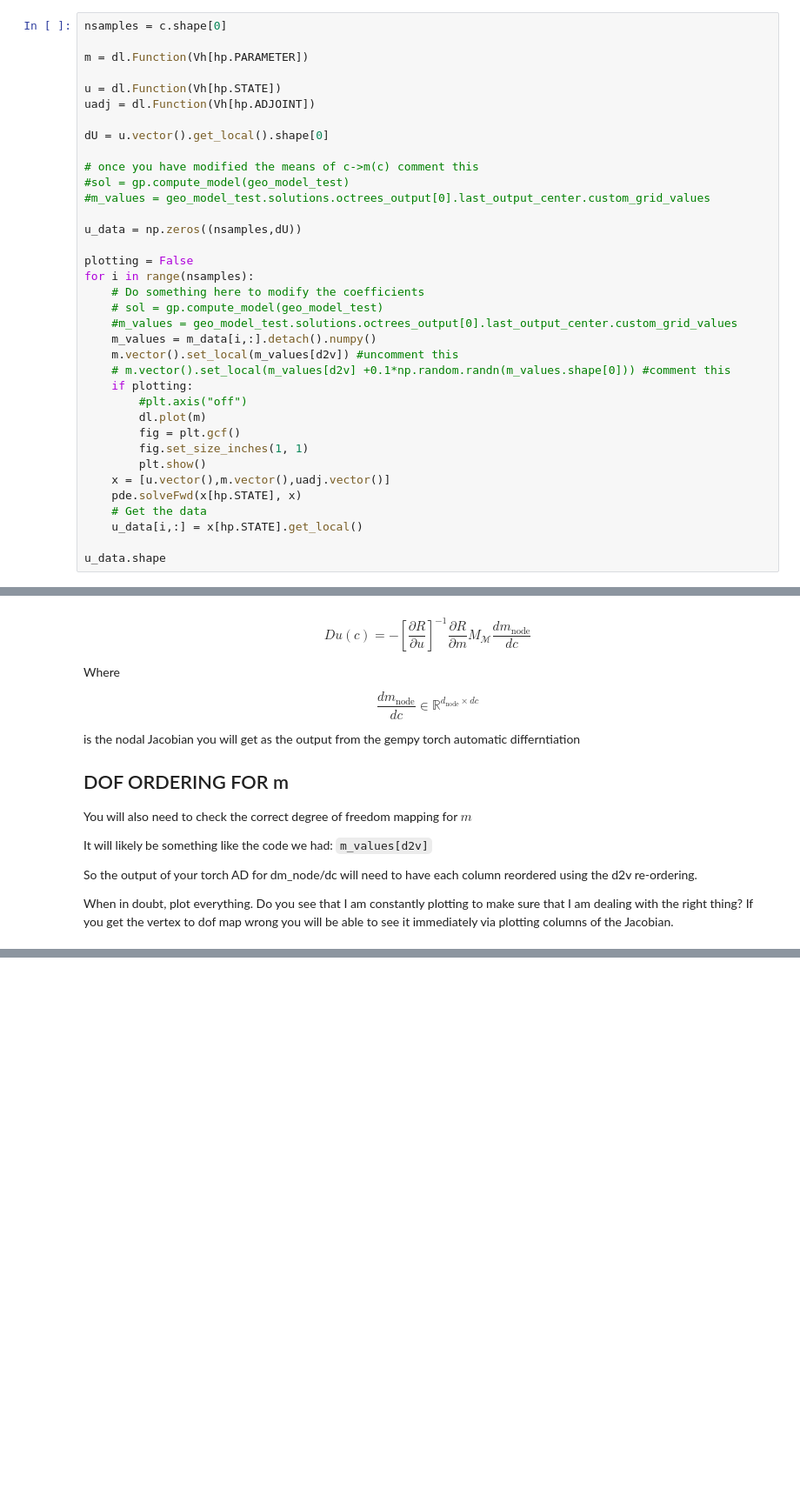
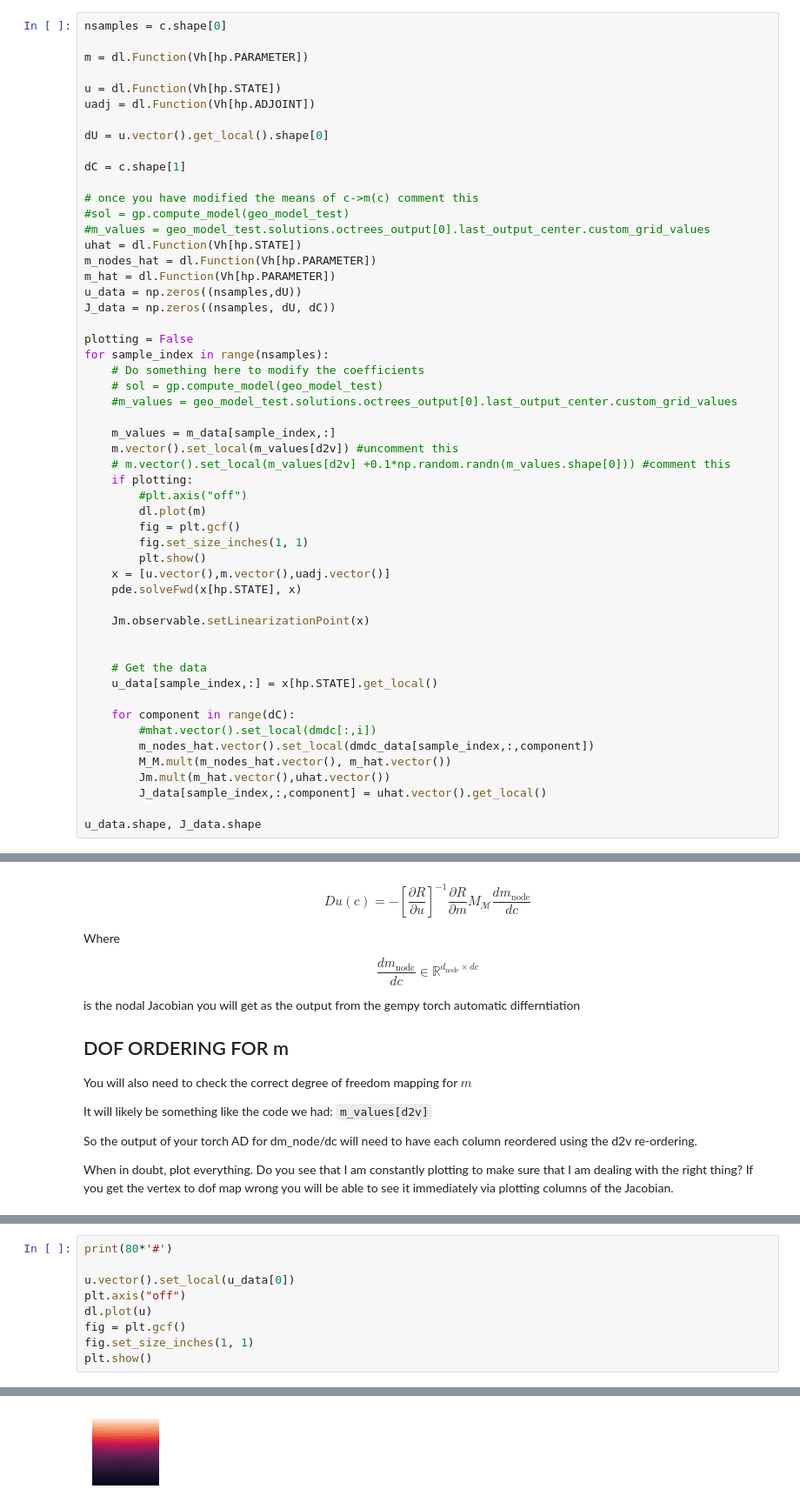
Before and after one commit to Deepprakash222/GempyDINO, a Jupyter notebook: tom_scratch/POD_and_reductions.ipynb, the cells around one changed output, grey strips where cells are left out. Shown: that part at 87% size. Drawn from its saved outputs; the diff is of its cells as text; blank space fills up the shorter version.

```diff
--- a/tom_scratch/POD_and_reductions.ipynb
+++ b/tom_scratch/POD_and_reductions.ipynb
@@ -118,18 +136,24 @@ uadj = dl.Function(Vh[hp.ADJOINT])
 
 dU = u.vector().get_local().shape[0]
 
+dC = c.shape[1]
+
 # once you have modified the means of c->m(c) comment this
 #sol = gp.compute_model(geo_model_test)
 #m_values = geo_model_test.solutions.octrees_output[0].last_output_center.custom_grid_values
-
+uhat = dl.Function(Vh[hp.STATE])
+m_nodes_hat = dl.Function(Vh[hp.PARAMETER])
+m_hat = dl.Function(Vh[hp.PARAMETER])
 u_data = np.zeros((nsamples,dU))
+J_data = np.zeros((nsamples, dU, dC))
 
 plotting = False
-for i in range(nsamples):
+for sample_index in range(nsamples):
     # Do something here to modify the coefficients
     # sol = gp.compute_model(geo_model_test)
     #m_values = geo_model_test.solutions.octrees_output[0].last_output_center.custom_grid_values
-    m_values = m_data[i,:].detach().numpy()
+
+    m_values = m_data[sample_index,:]
     m.vector().set_local(m_values[d2v]) #uncomment this
     # m.vector().set_local(m_values[d2v] +0.1*np.random.randn(m_values.shape[0])) #comment this
     if plotting:
@@ -140,8 +164,19 @@ for i in range(nsamples):
         plt.show()
     x = [u.vector(),m.vector(),uadj.vector()]
     pde.solveFwd(x[hp.STATE], x)
+
+    Jm.observable.setLinearizationPoint(x)
+
+
     # Get the data
-    u_data[i,:] = x[hp.STATE].get_local()
+    u_data[sample_index,:] = x[hp.STATE].get_local()
 
-u_data.shape
+    for component in range(dC):
+        #mhat.vector().set_local(dmdc[:,i])
+        m_nodes_hat.vector().set_local(dmdc_data[sample_index,:,component])
+        M_M.mult(m_nodes_hat.vector(), m_hat.vector())
+        Jm.mult(m_hat.vector(),uhat.vector())
+        J_data[sample_index,:,component] = uhat.vector().get_local()
+
+u_data.shape, J_data.shape
 # %% [output]
@@ -298,0 +352,10 @@ When in doubt, plot everything. Do you see that I am constantly plotting to make
+# %%
+print(80*'#')
+
+u.vector().set_local(u_data[0])
+plt.axis("off")
+dl.plot(u)
+fig = plt.gcf()
+fig.set_size_inches(1, 1)
+plt.show()
+# %% [output]
@@ -298,0 +363 @@ When in doubt, plot everything. Do you see that I am constantly plotting to make
+[figure, added]
```
Also changed, not shown: parts of 15 cells of this notebook, 3 other files.
